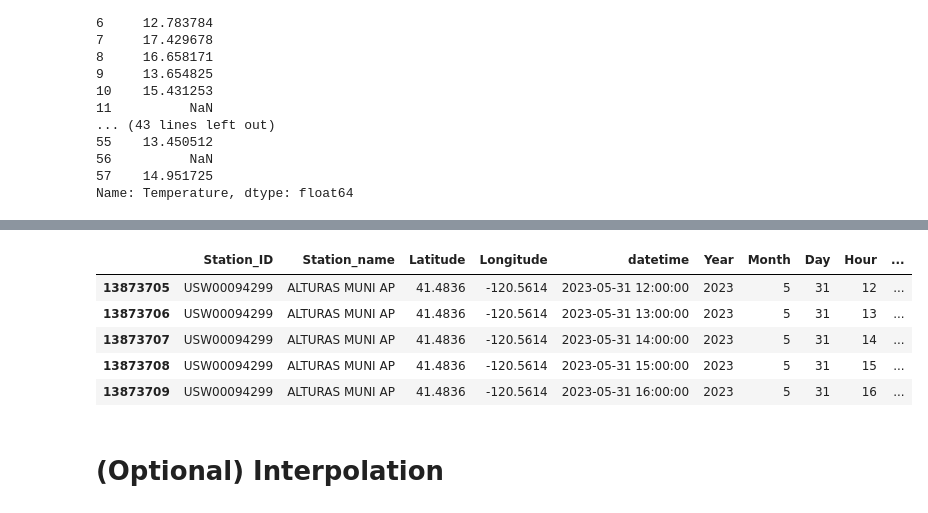
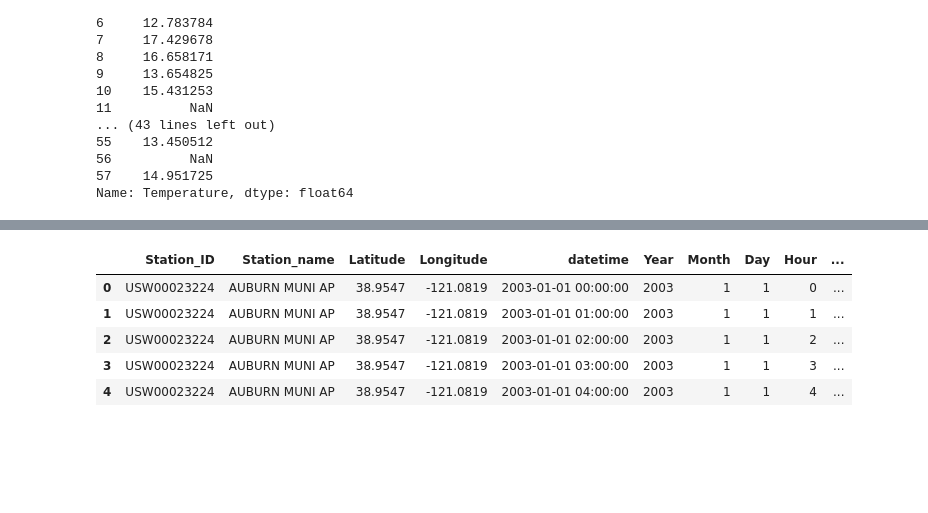
Before and after one commit to lizbethkr/PHIT-Project-1, a Jupyter notebook: notebooks/spatial_analysis.ipynb, the cells around one changed output, grey strips where cells are left out. Saved outputs shown, nothing was run; the diff lists cells and outputs as text; code cells hidden in the pictures; blank space fills up the shorter version.

```diff
--- a/notebooks/spatial_analysis.ipynb
+++ b/notebooks/spatial_analysis.ipynb
@@ -130,11 +132,9 @@ plt.show()
 # %%
-CA_stations.tail()
+CA_stations.head()
 # %% [output]
 |  | Station_ID | Station_name | Latitude | Longitude | datetime | Year | Month | Day | Hour | ... |
-| 13873705 | USW00094299 | ALTURAS MUNI AP | 41.4836 | -120.5614 | 2023-05-31 12:00:00 | 2023 | 5 | 31 | 12 | ... |
-| 13873706 | USW00094299 | ALTURAS MUNI AP | 41.4836 | -120.5614 | 2023-05-31 13:00:00 | 2023 | 5 | 31 | 13 | ... |
-| 13873707 | USW00094299 | ALTURAS MUNI AP | 41.4836 | -120.5614 | 2023-05-31 14:00:00 | 2023 | 5 | 31 | 14 | ... |
-| 13873708 | USW00094299 | ALTURAS MUNI AP | 41.4836 | -120.5614 | 2023-05-31 15:00:00 | 2023 | 5 | 31 | 15 | ... |
-| 13873709 | USW00094299 | ALTURAS MUNI AP | 41.4836 | -120.5614 | 2023-05-31 16:00:00 | 2023 | 5 | 31 | 16 | ... |
+| 0 | USW00023224 | AUBURN MUNI AP | 38.9547 | -121.0819 | 2003-01-01 00:00:00 | 2003 | 1 | 1 | 0 | ... |
+| 1 | USW00023224 | AUBURN MUNI AP | 38.9547 | -121.0819 | 2003-01-01 01:00:00 | 2003 | 1 | 1 | 1 | ... |
+| 2 | USW00023224 | AUBURN MUNI AP | 38.9547 | -121.0819 | 2003-01-01 02:00:00 | 2003 | 1 | 1 | 2 | ... |
+| 3 | USW00023224 | AUBURN MUNI AP | 38.9547 | -121.0819 | 2003-01-01 03:00:00 | 2003 | 1 | 1 | 3 | ... |
+| 4 | USW00023224 | AUBURN MUNI AP | 38.9547 | -121.0819 | 2003-01-01 04:00:00 | 2003 | 1 | 1 | 4 | ... |
-# %% [markdown]
-# (Optional) Interpolation
```
Also changed, not shown: parts of 4 cells of this notebook, 3 other files.
